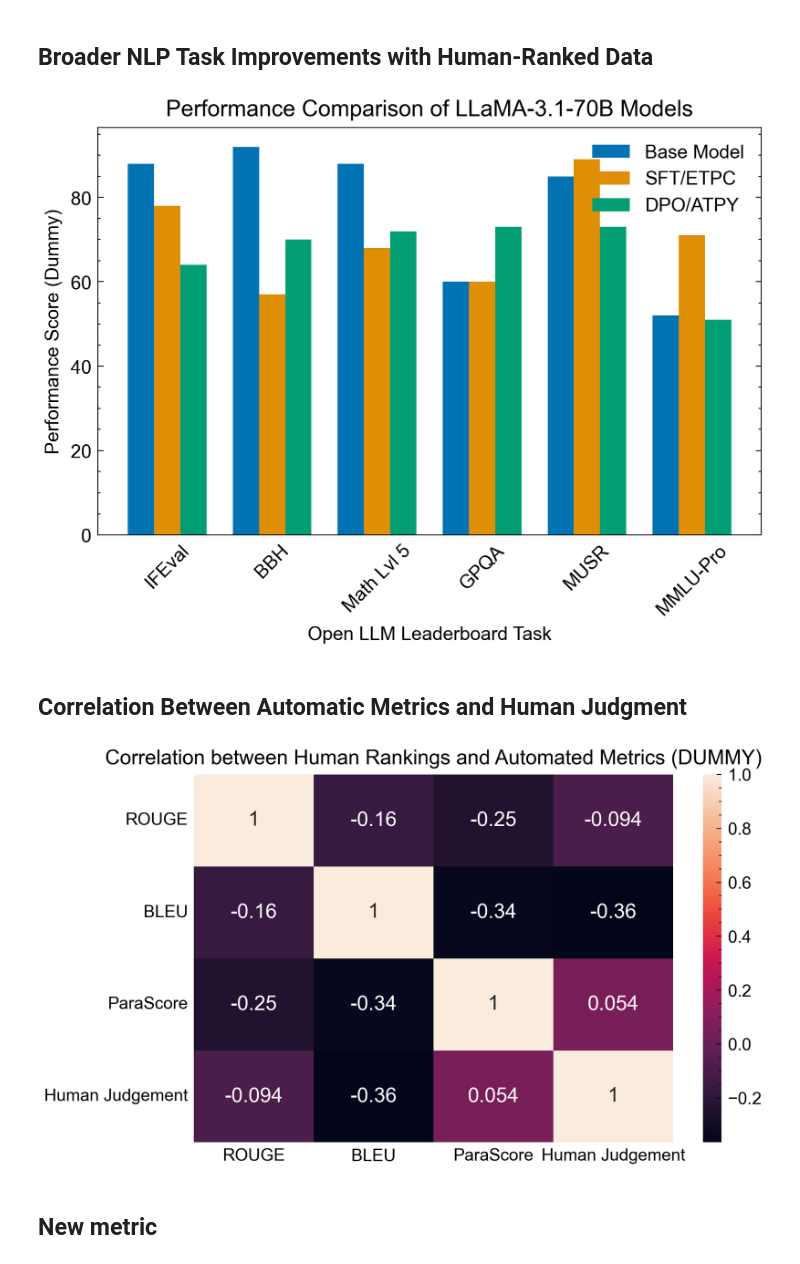
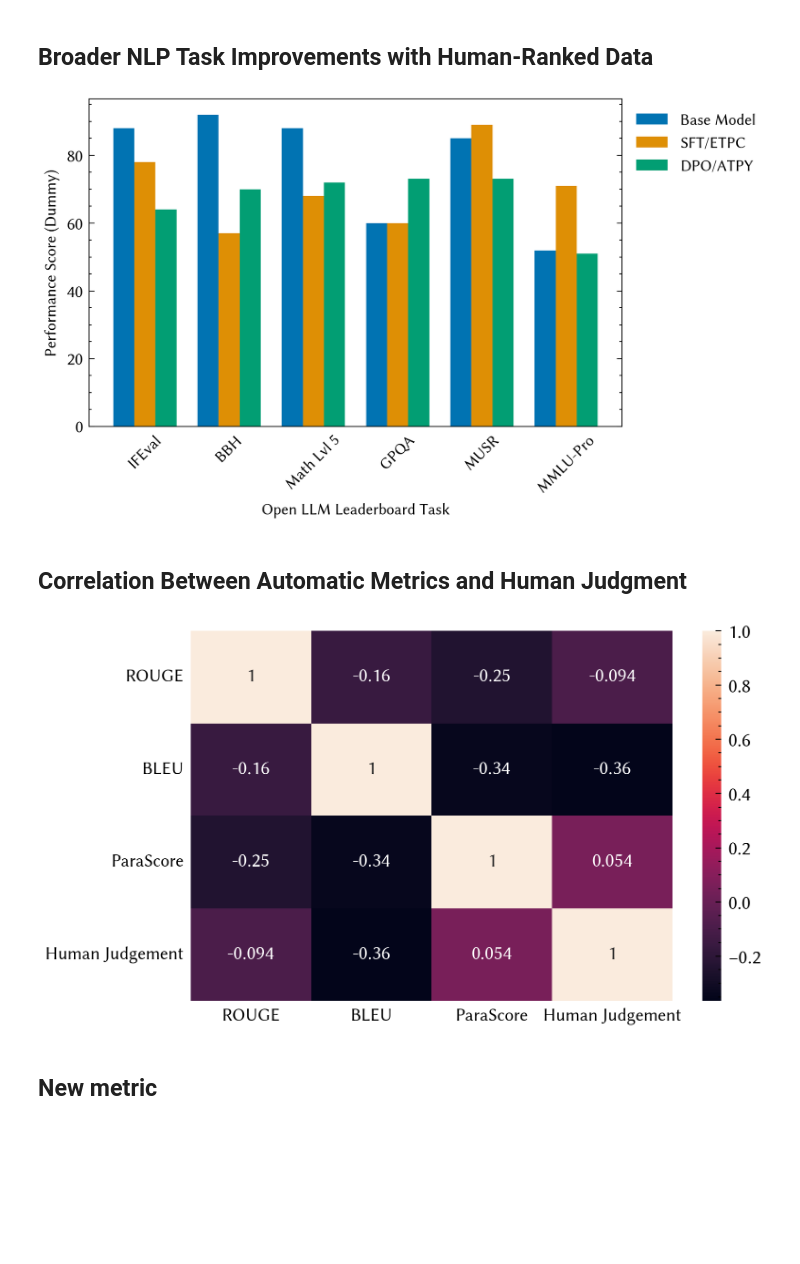
Before and after one commit to cluebbers/dpo-rlhf-paraphrase-types, a Jupyter notebook: notebooks/plots.ipynb, the cells around one changed output. Saved outputs shown, nothing was run; the diff lists cells and outputs as text; code cells hidden in the pictures; blank space fills up the shorter version.

```diff
--- a/notebooks/plots.ipynb
+++ b/notebooks/plots.ipynb
@@ -127,22 +155,21 @@ model_accuracies = {
 fig, ax = plt.subplots(figsize=(width1, height1), dpi=300)
 plt.style.use(['science', 'no-latex'])
 sns.set_palette("colorblind")
-plt.rcParams['font.family'] = 'Arial'
-plt.rcParams['font.sans-serif'] = ['Arial']
+rcParams['font.family'] = 'sans-serif'
+rcParams['font.sans-serif'] = ['Linux Biolinum O', 'Linux Biolinum', 'Biolinum']
 
 # Plot each model's accuracy as a separate set of horizontal bars
 for i, model in enumerate(models):
     plt.barh(y + i * width, model_accuracies[model], height=width, label=model_labels[model])
 
 # Add labels and title
-plt.ylabel('Paraphrase Types (APT)')
-plt.xlabel('Accuracy (%)')
-plt.title('Accuracy of generating a specific Type of Paraphrase', fontsize=12)
-plt.yticks(y + width * (len(models) - 1) / 2, apt_values, fontsize=10)
-plt.xlim(0, 100)  # Set x-axis limit to 100% for consistency
-plt.legend(title='Model', fontsize=12)
+plt.ylabel('Paraphrase Types (APT)', fontsize=9)
+plt.xlabel('Accuracy (%)', fontsize=9)
+plt.yticks(y + width * (len(models) - 1) / 2, apt_values, fontsize=9)
+plt.xlim(0, 100)
+plt.legend(title='Model', fontsize=9)
 
-ax.tick_params(axis='y', which='both', left=False, right=False)  # Remove tick marks on the y-axis
+ax.tick_params(axis='y', which='both', left=False, right=False)
 
 output_path = os.path.join(output_dir, "llama_type_ranking.pdf")
 plt.savefig(output_path, dpi=300)
@@ -213,48 +241,48 @@ plt.show()
 # %%
 # Define tasks and models
 tasks = ['IFEval', 'BBH', 'Math Lvl 5', 'GPQA', 'MUSR', 'MMLU-Pro']
 models = ['Base Model', 'SFT/ETPC', 'DPO/ATPY']
 
 # Create dummy scores for each task and model
 np.random.seed(42)
 scores = np.random.randint(50, 100, size=(len(tasks), len(models)))
 
 # Create a grouped bar chart
 # Set figure size
 fig, ax = plt.subplots(figsize=(width1, height1), dpi=300)
-plt.style.use(['science','no-latex'])
+plt.style.use(['science', 'no-latex'])
 sns.set_palette("colorblind")
-plt.rcParams['font.family'] = 'Arial'
-plt.rcParams['font.sans-serif'] = ['Arial']
+rcParams['font.family'] = 'sans-serif'
+rcParams['font.sans-serif'] = ['Linux Biolinum O', 'Linux Biolinum', 'Biolinum']
+
 bar_width = 0.25
 index = np.arange(len(tasks))
 
 # Plot bars for each model
 for i, model in enumerate(models):
     ax.bar(index + i * bar_width, scores[:, i], bar_width, label=model)
 
 # Set labels, title, and ticks
-ax.set_xlabel('Open LLM Leaderboard Task', fontsize=10)
-ax.set_ylabel('Performance Score (Dummy)', fontsize=10)
-ax.set_title('Performance Comparison of LLaMA-3.1-70B Models', fontsize=12)
+ax.set_xlabel('Open LLM Leaderboard Task', fontsize=9)
 ax.set_xticks(index + bar_width)
-ax.set_xticklabels(tasks)
+ax.set_xticklabels(tasks, fontsize=9)
+ax.tick_params(axis='x', which='both', bottom=False, top=False, labelsize=9)
+plt.xticks(rotation=45)
+
+ax.set_ylabel('Performance Score (Dummy)', fontsize=9)
 
 # Add legend
-ax.legend(fontsize=10)
-
-# Rotate task labels for readability
-plt.xticks(rotation=45)
-
-# Remove only the tick marks (but keep the labels)
-ax.tick_params(axis='x', which='both', bottom=False, top=False)  # Remove tick marks on the x-axis
+ax.legend(fontsize=9,
+          bbox_to_anchor=(1, 1),
+          loc='upper left',
+)
 
 output_path = os.path.join(output_dir, "llmboard.pdf")
 plt.savefig(output_path, dpi=300)
 
 plt.show()
 # %% [output]
-[figure, old version]
+[figure, new version]
 # %% [markdown]
 ## Correlation Between Automatic Metrics and Human Judgment
 # %%
@@ -281,18 +309,16 @@ corr_matrix = df.corr()
 
 # Create a heatmap for the correlation matrix
 fig, ax = plt.subplots(figsize=(width1, height1), dpi=300)
-plt.style.use(['science','no-latex'])
+plt.style.use(['science', 'no-latex'])
 sns.set_palette("colorblind")
-plt.rcParams['font.family'] = 'Arial'
-plt.rcParams['font.sans-serif'] = ['Arial']
-sns.heatmap(corr_matrix, annot=True, ax=ax, annot_kws={"fontsize": 12})
+rcParams['font.family'] = 'sans-serif'
+rcParams['font.sans-serif'] = ['Linux Biolinum O', 'Linux Biolinum', 'Biolinum']
 
-# Add title
-plt.title('Correlation between Human Rankings and Automated Metrics (DUMMY)', fontsize=12)
+sns.heatmap(corr_matrix, annot=True, ax=ax, annot_kws={"fontsize": 10})
 
 # Remove only the tick marks (but keep the labels)
-ax.tick_params(axis='x', which='both', bottom=False, top=False)  # Remove tick marks on the x-axis
-ax.tick_params(axis='y', which='both', left=False, right=False)  # Remove tick marks on the y-axis
+ax.tick_params(axis='x', which='both', bottom=False, top=False, labelsize=9)  # Remove tick marks on the x-axis
+ax.tick_params(axis='y', which='both', left=False, right=False, labelsize=9)  # Remove tick marks on the y-axis
 
 # Save the correlation matrix as a PDF
 output_path = os.path.join(output_dir, "correlation_matrix.pdf")
@@ -301,7 +327,7 @@ plt.savefig(output_path, dpi=300)
 # Show the plot
 plt.show()
 # %% [output]
-[figure, old version]
+[figure, new version]
 # %% [markdown]
 ## New metric
 # %%
```
Also changed, not shown: parts of 9 cells of this notebook.
